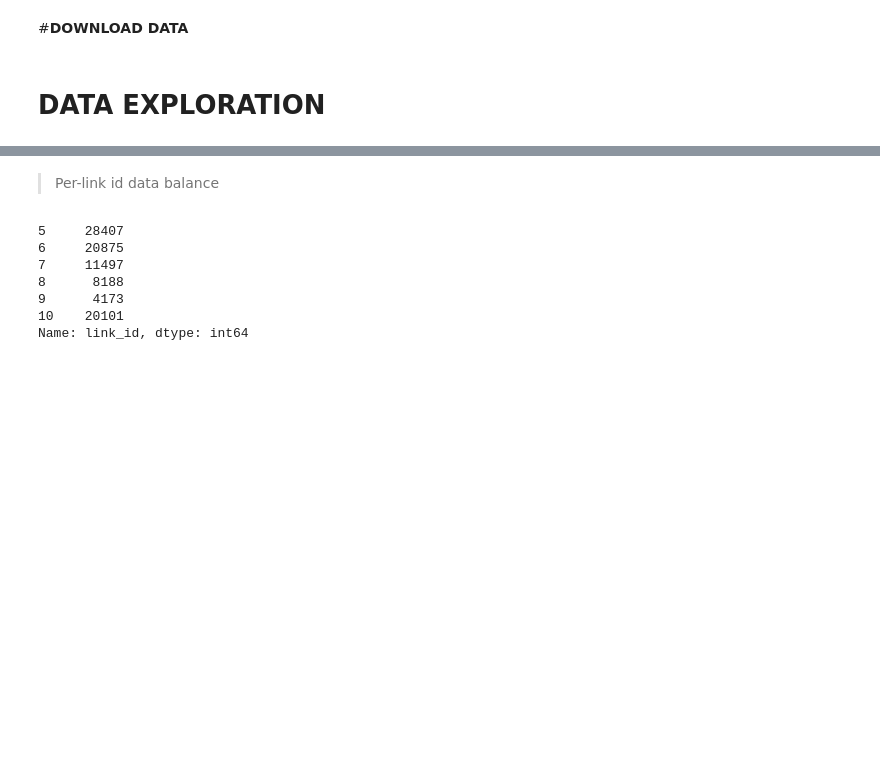
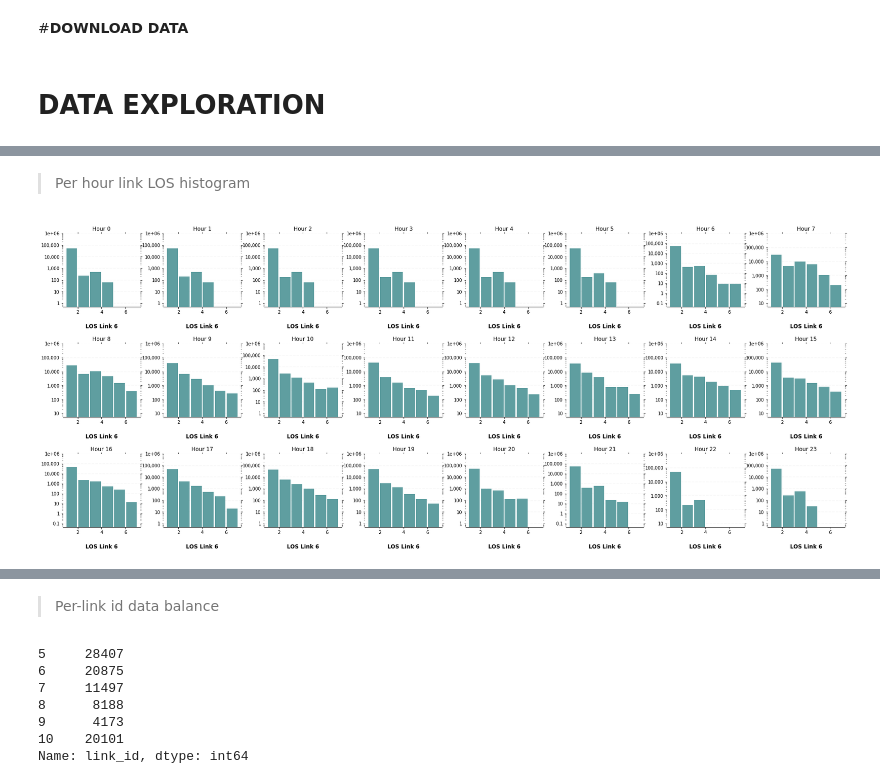
Before and after one commit to 4datascience/Traffic, a Jupyter notebook: Feature_engineering.ipynb, the cells around one changed output, grey strips where cells are left out. Cells and saved outputs as stored; diff of their text form; code cells hidden in the pictures; blank space fills up the shorter version.

```diff
--- a/Feature_engineering.ipynb
+++ b/Feature_engineering.ipynb
@@ -100,0 +162,42 @@ validation_df = validation_df.set_index("date")
+# %% [markdown]
+> Per hour link LOS histogram
+# %%
+LINK = 6
+base_df=training_df[training_df['link_id']==LINK]
+plot_df = pd.merge(base_df['LOS_dep'],
+pd.DataFrame(list(base_df.index.hour), index=base_df.index, columns=['hour']), left_index=True, right_index=True)
+
+# Plot histogram LOS per hour
+ax = plot_df.hist(column='LOS_dep', by=plot_df['hour'], bins=6, range=(1,7), log=True, grid=False, layout=(3,8), figsize=(30,12), color='#5F9EA0', zorder=2, rwidth=0.9)
+
+for x_col in ax:
+    for x in x_col:
+        if x.get_title() != '':
+            # Despine
+            x.spines['right'].set_visible(False)
+            x.spines['top'].set_visible(False)
+            x.spines['left'].set_visible(False)
+
+            # Switch off ticks
+            x.tick_params(axis="both", which="both", bottom="off", top="off", labelbottom="on", left="off", right="off", labelleft="on")
+
+            # Draw horizontal axis lines
+            vals = x.get_yticks()
+            for tick in vals:
+                x.axhline(y=tick, linestyle='dashed', alpha=0.4, color='#eeeeee', zorder=1)
+
+            # Set y-lim
+            x.set_ylim(top=1e6)
+
+            # Set x-axis label
+            x.set_xlabel(f"LOS Link {LINK}", labelpad=20, weight='bold', size=12)
+
+            # Format y-axis label
+            x.yaxis.set_major_formatter(StrMethodFormatter('{x:,g}'))
+
+            # Set title
+            x.set_title(f'Hour {int(x.get_title())}')
+
+            x.tick_params(axis='x', rotation=0)
+# %% [output]
+[figure, added]
```
Also changed, not shown: parts of 15 cells of this notebook.
